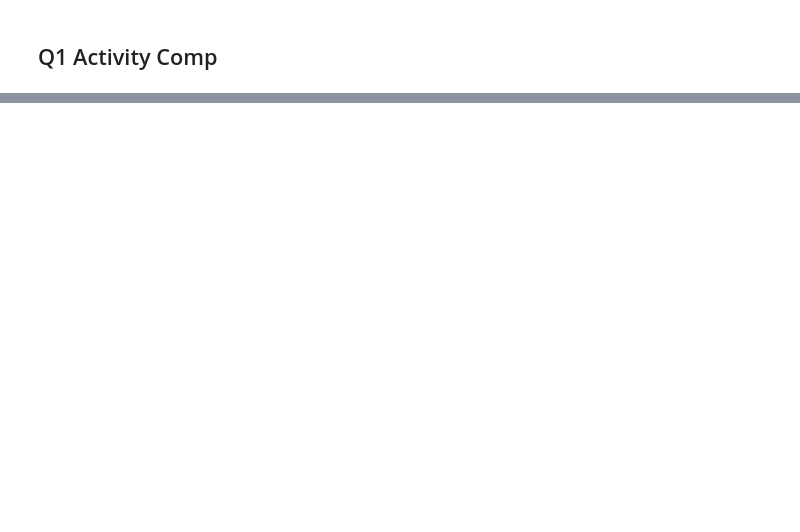
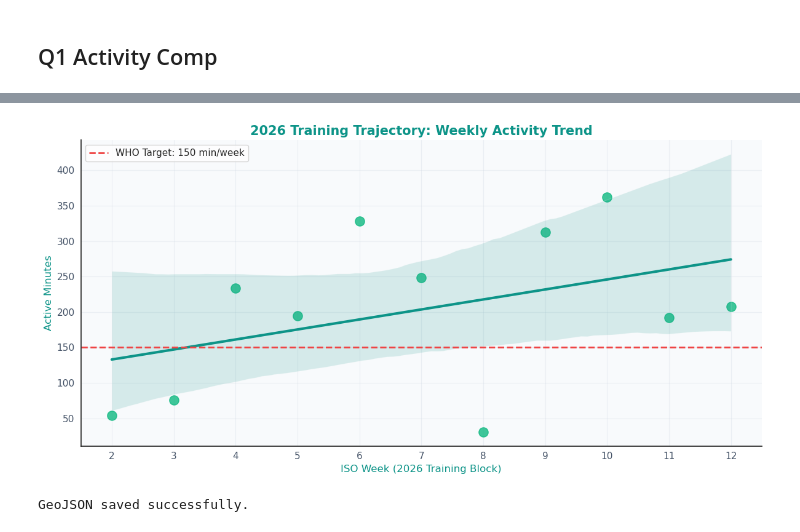
Before and after one commit to itzi97/DV_Python, a Jupyter notebook: data_viz_notebook.ipynb, the cells around one changed output, grey strips where cells are left out. Cells and saved outputs as stored; diff of their text form; code cells hidden in the pictures; blank space fills up the shorter version.

```diff
--- a/data_viz_notebook.ipynb
+++ b/data_viz_notebook.ipynb
@@ -319,0 +670,62 @@ Name: count, dtype: int64
+# %%
+import matplotlib.pyplot as plt
+import seaborn as sns
+import pandas as pd
+import numpy as np
+
+df['Date'] = pd.to_datetime(df['Date'])
+df['Year'] = df['Date'].dt.year
+df['Week'] = df['Date'].dt.isocalendar().week
+
+recent_2026 = df[df['Year'] == 2026].copy()
+weekly_trend = recent_2026.groupby('Week')['WHO_equiv'].sum().reset_index()
+weekly_trend['Week_Seq'] = range(1, len(weekly_trend) + 1)
+
+fig, ax = plt.subplots(figsize=(12, 6), facecolor="white")
+ax.set_facecolor("#f8fafc")
+
+sns.regplot(
+    data=weekly_trend,
+    x='Week_Seq',
+    y='WHO_equiv',
+    scatter_kws={'s': 120, 'alpha': 0.8, 'color': '#10b981'},
+    line_kws={'color': '#0d9488', 'lw': 3},
+    ax=ax
+)
+
+ax.axhline(150, color='#ef4444', lw=2, ls='--', label='WHO Target: 150 min/week')
+
+ax.set_xticks(weekly_trend['Week_Seq'])
+ax.set_xticklabels(weekly_trend['Week'])
+
+ax.set_xlabel('ISO Week (2026 Training Block)', fontsize=12, color="#0d9488")
+ax.set_ylabel('Active Minutes', fontsize=12, color="#0d9488")
+ax.set_title(
+    '2026 Training Trajectory: Weekly Activity Trend',
+    fontsize=15,
+    fontweight='bold',
+    color="#0d9488"
+)
+
+ax.legend()
+ax.grid(axis='both', alpha=0.3, color="#cbd5e1")
+sns.despine(ax=ax)
+ax.tick_params(colors="#475569")
+
+plt.tight_layout()
+plt.show()
+# %% [output]
+[figure, added]
+# %%
+import requests
+
+url = "https://raw.githubusercontent.com/codeforgermany/click_that_hood/main/public/data/spain-communities.geojson"
+r = requests.get(url, timeout=30)
+r.raise_for_status()
+
+with open("spain_communities.geojson", "w", encoding="utf-8") as f:
+    f.write(r.text)
+
+print("GeoJSON saved successfully.")
+# %% [output]
+GeoJSON saved successfully.
```
Also changed, not shown: parts of 12 cells of this notebook, 1 other file.
